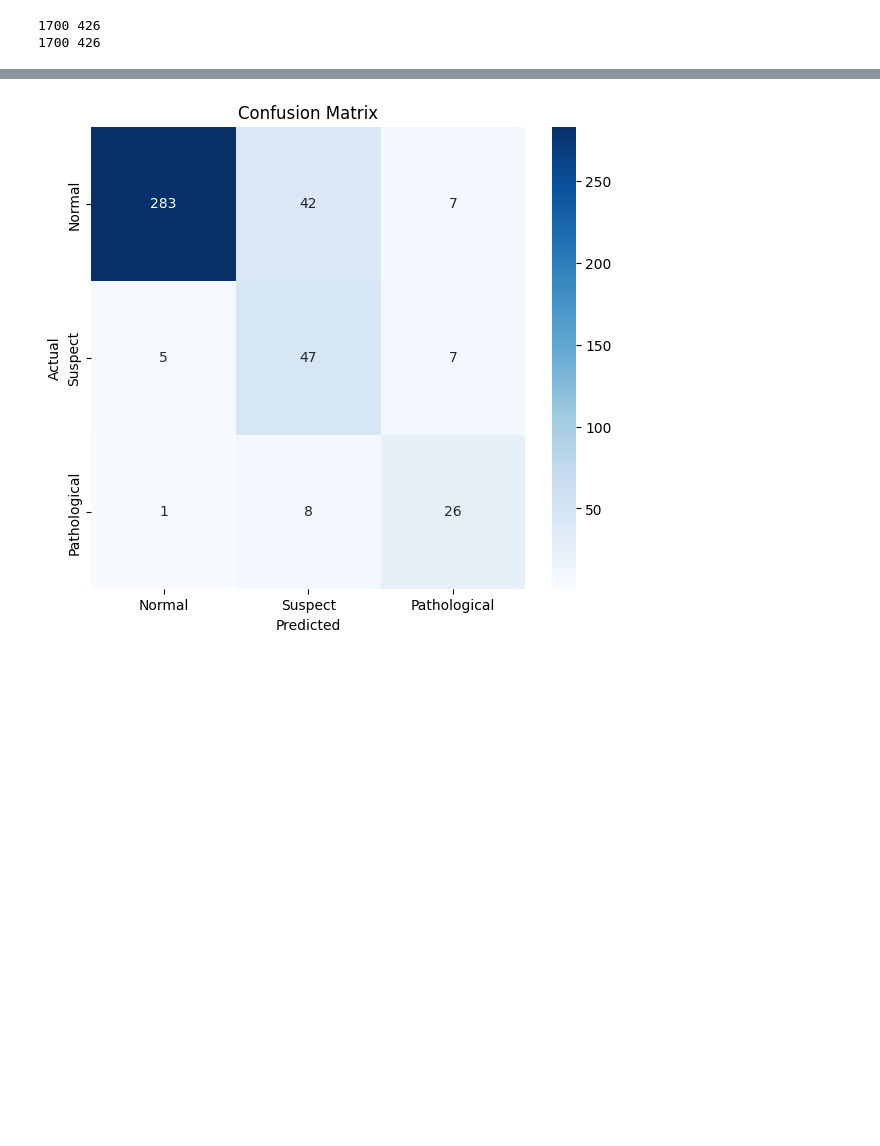
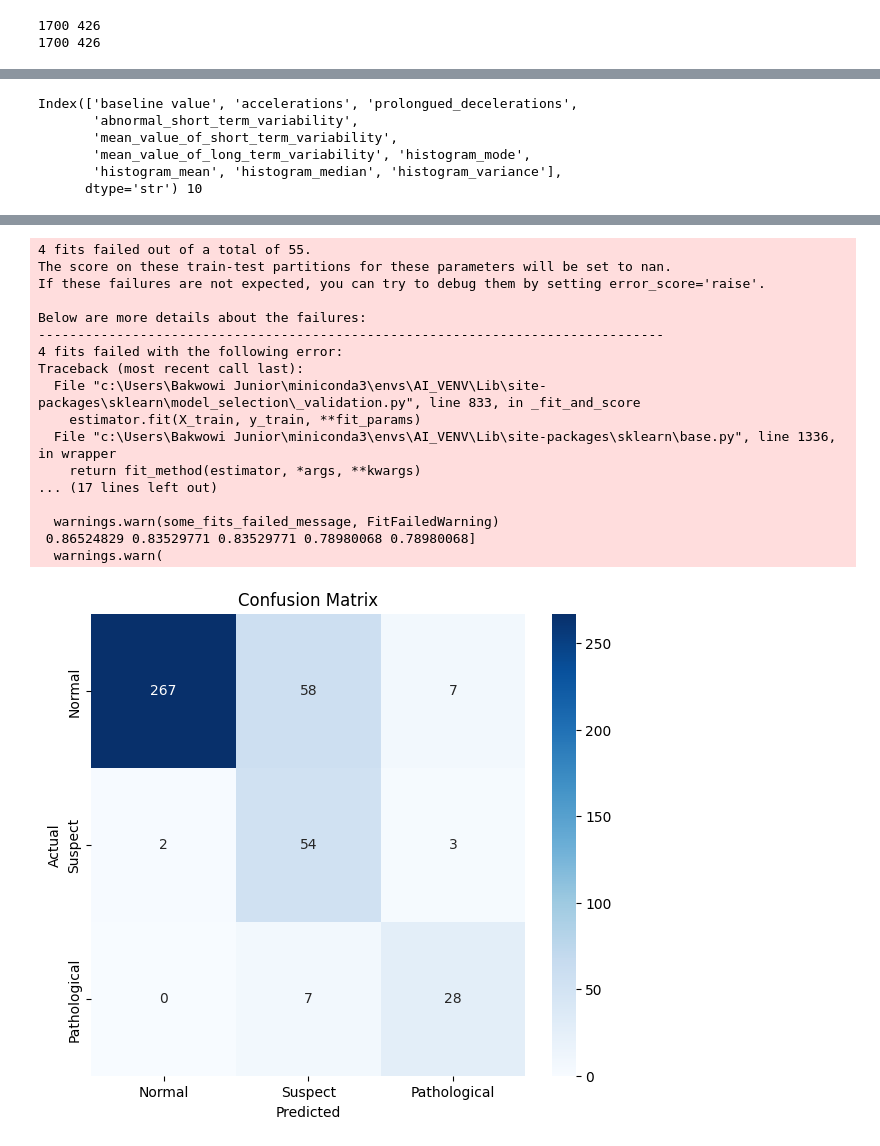
Before and after one commit to Bakwowi/Fetal-Health-Classification, a Jupyter notebook: script.ipynb, the cells around one changed output, grey strips where cells are left out. Drawn from its saved outputs; the diff is of its cells as text; code cells hidden in the pictures; blank space fills up the shorter version.

```diff
--- a/script.ipynb
+++ b/script.ipynb
@@ -95,9 +101,9 @@ print(len(y_train), len(y_test))
 1700 426
 # %%
 # Apply SMOTE to the training data to handle class imbalance
-# smote = SMOTE(random_state=42)
-# X_train_resampled, y_train_resampled = smote.fit_resample(X_train, y_train)
-# print("Original training set class distribution:")
-# print(y_train.value_counts())
-# print("Resampled training set class distribution:")
-# print(y_train_resampled.value_counts())
+smote = SMOTE(random_state=42)
+X_train_resampled, y_train_resampled = smote.fit_resample(X_train, y_train)
+print("Original training set class distribution:")
+print(y_train.value_counts())
+print("Resampled training set class distribution:")
+print(y_train_resampled.value_counts())
@@ -104,3 +123,25 @@ print(len(y_train), len(y_test))
+# %%
+selector = SelectKBest(
+    score_func=f_classif,
+    k=10
+)
+X_train_selected = selector.fit_transform(
+    X_train_resampled, y_train_resampled
+)
+
+X_test_selected = selector.transform(X_test)
+selected_features = X_train_resampled.columns[
+    selector.get_support()
+]
+
+print(selected_features, len(selected_features))
+# %% [output]
+Index(['baseline value', 'accelerations', 'prolongued_decelerations',
+       'abnormal_short_term_variability',
+       'mean_value_of_short_term_variability',
+       'mean_value_of_long_term_variability', 'histogram_mode',
+       'histogram_mean', 'histogram_median', 'histogram_variance'],
+      dtype='str') 10
 # %%
 # create a pipeline for scaling, resampling, and modeling
 # add feature selection step using SelectKBest with f_classif score function
@@ -188,8 +205,32 @@ print(grid_search.best_score_)
 # axes[1].set_title('Test Set Distribution')
 # plt.show()
 # %%
+# ─────────────────────────────────────────────
+# Train
+# ─────────────────────────────────────────────
+# grid_search.fit(X_train_resampled, y_train_resampled)
+
 # fit the pipeline on the training data
-y_pred = model.fit(X_train, y_train).predict(X_test)
+y_pred = grid_search.fit(X_train_resampled, y_train_resampled).predict(X_test)
+
+
+# ─────────────────────────────────────────────
+# Best Results
+# ─────────────────────────────────────────────
+print("Best Parameters:")
+print(grid_search.best_params_)
+
+print("\nBest Macro F1:")
+print(grid_search.best_score_)
+
+
+# print("Best Parameters:")
+# print(grid_search.best_params_)
+
+# print("\nBest CV Macro F1:")
+# print(grid_search.best_score_)
+
+
 
 # coef = model.coef_
 # print('features ->', coef)
@@ -307 +347,18 @@ weighted avg       0.88      0.84      0.85       426
+4 fits failed out of a total of 55.
+The score on these train-test partitions for these parameters will be set to nan.
+If these failures are not expected, you can try to debug them by setting error_score='raise'.
+
+Below are more details about the failures:
+--------------------------------------------------------------------------------
+4 fits failed with the following error:
+Traceback (most recent call last):
+  File "c:\Users\Bakwowi Junior\miniconda3\envs\AI_VENV\Lib\site-packages\sklearn\model_selection\_validation.py", line 833, in _fit_and_score
+    estimator.fit(X_train, y_train, **fit_params)
+  File "c:\Users\Bakwowi Junior\miniconda3\envs\AI_VENV\Lib\site-packages\sklearn\base.py", line 1336, in wrapper
+    return fit_method(estimator, *args, **kwargs)
+... (17 lines left out)
+
+  warnings.warn(some_fits_failed_message, FitFailedWarning)
+ 0.86524829 0.83529771 0.83529771 0.78980068 0.78980068]
+  warnings.warn(
-[figure, old version]
+[figure, new version]
```
Also changed, not shown: parts of 6 cells of this notebook.
